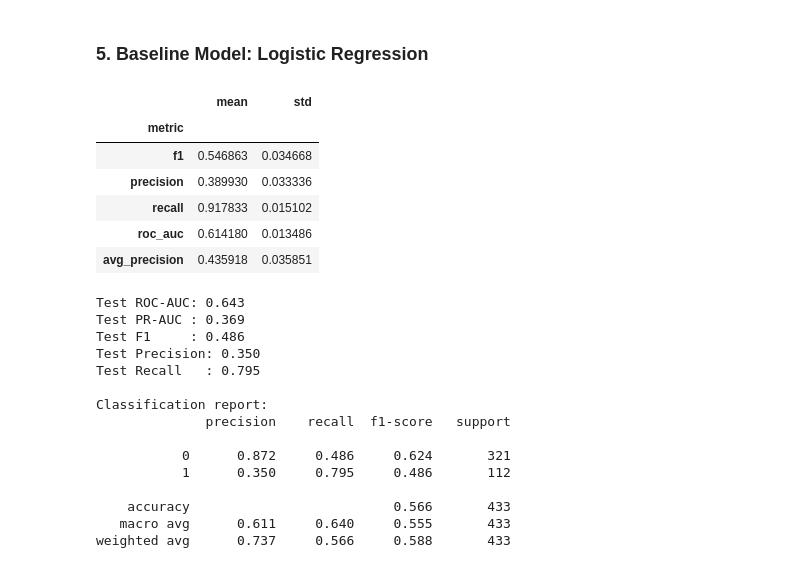
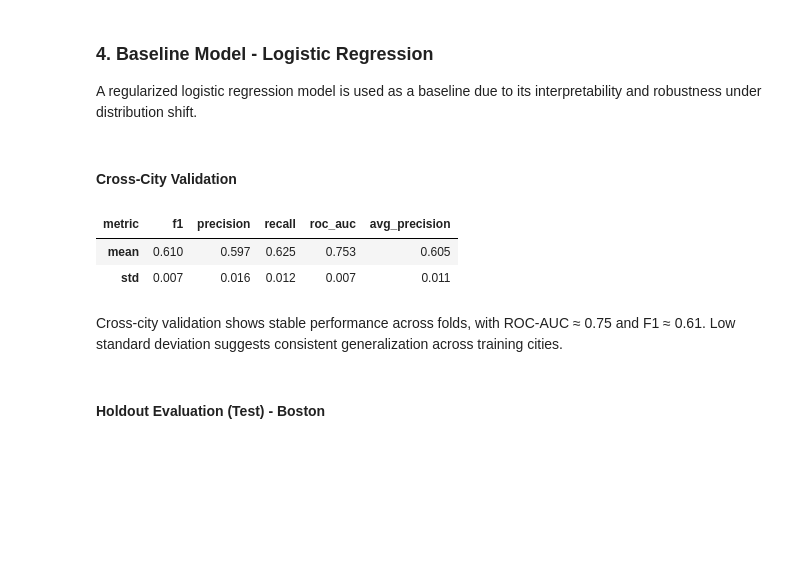
Before and after one commit to cdngouma/traffic-severity-generalization, a Jupyter notebook: notebooks/02_modeling.ipynb, the cells around one changed output. Cells and saved outputs as stored; diff of their text form; code cells hidden in the pictures; blank space fills up the shorter version.

Commit message:
Completed modeling

```diff
--- a/notebooks/02_modeling.ipynb
+++ b/notebooks/02_modeling.ipynb
@@ -105,9 +127,16 @@ Preprocessing
 # %%
-preprocess = ColumnTransformer(
-    transformers=[
-        ("cat", OneHotEncoder(handle_unknown="ignore"), categorical_features),
-        ("num", "passthrough", numeric_features + binary_features),
-    ],
-    remainder="drop"
-)
+numeric_pipe = Pipeline([
+    ("impute", SimpleImputer(strategy="median", add_indicator=True)),
+])
+
+# We add a scaling of numerical values for linear models
+numeric_pipe_scaled = Pipeline([
+    ("impute", SimpleImputer(strategy="median", add_indicator=True)),
+    ("scale", StandardScaler()),
+])
+
+categorical_pipe = Pipeline([
+    ("impute", SimpleImputer(strategy="most_frequent")),
+    ("ohe", OneHotEncoder(handle_unknown="ignore")),
+])
 # %% [markdown]
@@ -179,4 +216,5 @@ def plot_confusion_matrix(y_true, pred, normalize="true", figsize=(8,5)):
     plt.tight_layout()
     plt.show()
 # %% [markdown]
-### 5. Baseline Model: Logistic Regression
+### 4. Baseline Model - Logistic Regression
+A regularized logistic regression model is used as a baseline due to its interpretability and robustness under distribution shift.
@@ -188,12 +221,30 @@ logreg = Pipeline(steps=[
+# %% [markdown]
+#### Cross-City Validation
+# %%
+preprocess_logreg = ColumnTransformer([
+    ("num", numeric_pipe_scaled, num_feats),
+    ("cat", categorical_pipe, cat_feats),
+    ("bin", "passthrough", bin_feats),
+], remainder="drop")
+
+logreg = Pipeline([
+    ("prep", preprocess_logreg),
+    ("model", LogisticRegression(
+        max_iter=500,
+        class_weight="balanced"
+    )),
+])
+
+cv_logreg = crossval_by_city(logreg, X_train, y_train, groups)
 # %%
-crossval_by_city(logreg, X_train, y_train, groups)
+cv_logreg.round(3).T
 # %% [output]
-|  | mean | std |
-| metric |  |  |
-| f1 | 0.546863 | 0.034668 |
-| precision | 0.389930 | 0.033336 |
-| recall | 0.917833 | 0.015102 |
-| roc_auc | 0.614180 | 0.013486 |
-| avg_precision | 0.435918 | 0.035851 |
+| metric | f1 | precision | recall | roc_auc | avg_precision |
+| mean | 0.610 | 0.597 | 0.625 | 0.753 | 0.605 |
+| std | 0.007 | 0.016 | 0.012 | 0.007 | 0.011 |
+# %% [markdown]
+Cross-city validation shows stable performance across folds, with ROC-AUC ≈ 0.75 and F1 ≈ 0.61. Low standard deviation suggests consistent generalization across training cities.
+# %% [markdown]
+#### Holdout Evaluation (Test) - Boston
 # %%
 logreg.fit(X_train, y_train)
@@ -203,18 +252,0 @@ pred = (proba >= 0.5).astype(int)
-# %%
-evaluate_holdout(y_test, pred, proba)
-# %% [output]
-Test ROC-AUC: 0.643
-Test PR-AUC : 0.369
-Test F1     : 0.486
-Test Precision: 0.350
-Test Recall   : 0.795
-
-Classification report:
-              precision    recall  f1-score   support
-
-           0      0.872     0.486     0.624       321
-           1      0.350     0.795     0.486       112
-
-    accuracy                          0.566       433
-   macro avg      0.611     0.640     0.555       433
-weighted avg      0.737     0.566     0.588       433
```
Also changed, not shown: parts of 57 cells of this notebook, 1 other file.
